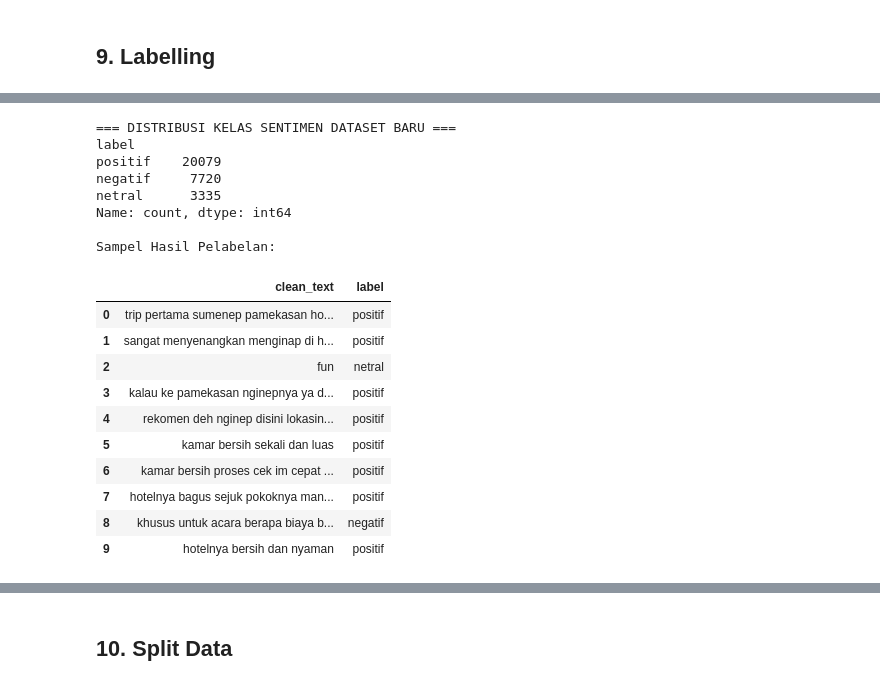
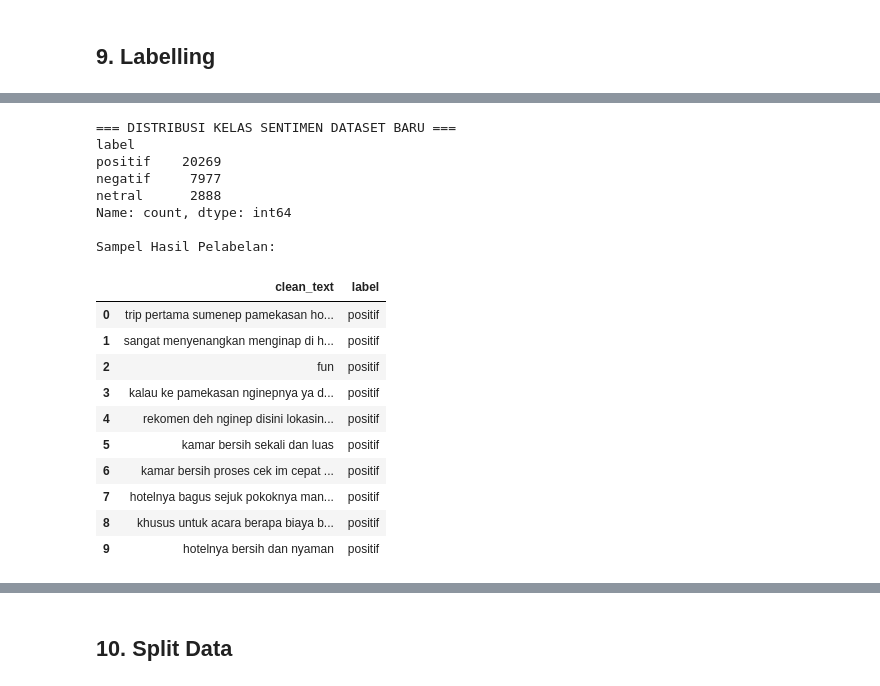
Before and after one commit to NicoDwiPutra/A, a Jupyter notebook: if-pariwisata-2.ipynb, the cells around one changed output, grey strips where cells are left out. Drawn from its saved outputs; the diff is of its cells as text; code cells hidden in the pictures.

```diff
--- a/if-pariwisata-2.ipynb
+++ b/if-pariwisata-2.ipynb
@@ -589,13 +585,13 @@ import unicodedata
 # gunakan hasil Cell 8
 df = kamus_final.copy()
 
-def normalize_word(text):
-    s = str(text).strip().lower()
-    s = unicodedata.normalize("NFKD", s)
-    s = "".join(ch for ch in s if not unicodedata.combining(ch))
-    return s
+# def normalize_word(text):
+#     s = str(text).strip().lower()
+#     s = unicodedata.normalize("NFKD", s)
+#     s = "".join(ch for ch in s if not unicodedata.combining(ch))
+#     return s
 
-df["kata"] = df["kata"].astype(str).apply(normalize_word)
+# df["kata"] = df["kata"].astype(str).apply(normalize_word)
 
 # hanya huruf latin
 df = df[df["kata"].str.fullmatch(r"[a-z]+", na=False)]
@@ -615,7 +611,7 @@ remove_words = {
     "insyaallah","islam","sajadah","ilmu",
     "place","style","hidden","nan","menyimpan",
     "perjuangan","batiknya",
-    "aplikasi","pesanan","pembayaran","alasan","niat","kamar"
+    "aplikasi","pesanan","pembayaran","alasan","niat","kamar","suroboyo","kelahiran","kakak"
 }
 
 df = df[~df["kata"].isin(remove_words)]
@@ -839,48 +787,48 @@ def hitung_sentimen_murni_leksikon(text):
             skor = kamus_inset_custom[word]
 
             # cek 2 kata sebelumnya
-            window_awal = max(0, i - 2)
+            window_awal = max(0, i - 1)
             konteks = words[window_awal:i]
 
             if any(kata in kata_negasi for kata in konteks):
                 skor = -skor
 
             total_skor += skor
 
     if total_skor > 0:
         return 'positif'
     elif total_skor < 0:
         return 'negatif'
     else:
         return 'netral'
 
 # Eksekusi penentuan label kelas target sentimen ulasan
 df_id['label'] = df_id['clean_text'].apply(hitung_sentimen_murni_leksikon)
 
 print("=== DISTRIBUSI KELAS SENTIMEN DATASET BARU ===")
 print(df_id['label'].value_counts())
 
 print("\nSampel Hasil Pelabelan:")
 display(df_id[['clean_text', 'label']].head(10))
 # %% [output]
 === DISTRIBUSI KELAS SENTIMEN DATASET BARU ===
 label
-positif    20079
-negatif     7720
-netral      3335
+positif    20269
+negatif     7977
+netral      2888
 Name: count, dtype: int64
 
 Sampel Hasil Pelabelan:
 |  | clean_text | label |
 | 0 | trip pertama sumenep pamekasan ho... | positif |
 | 1 | sangat menyenangkan menginap di h... | positif |
-| 2 | fun | netral |
+| 2 | fun | positif |
 | 3 | kalau ke pamekasan nginepnya ya d... | positif |
 | 4 | rekomen deh nginep disini lokasin... | positif |
 | 5 | kamar bersih sekali dan luas | positif |
 | 6 | kamar bersih proses cek im cepat ... | positif |
 | 7 | hotelnya bagus sejuk pokoknya man... | positif |
-| 8 | khusus untuk acara berapa biaya b... | negatif |
+| 8 | khusus untuk acara berapa biaya b... | positif |
 | 9 | hotelnya bersih dan nyaman | positif |
 # %%
 print(kamus_final['bobot_inset'].value_counts().sort_index())
```
Also changed, not shown: parts of 26 cells of this notebook.
